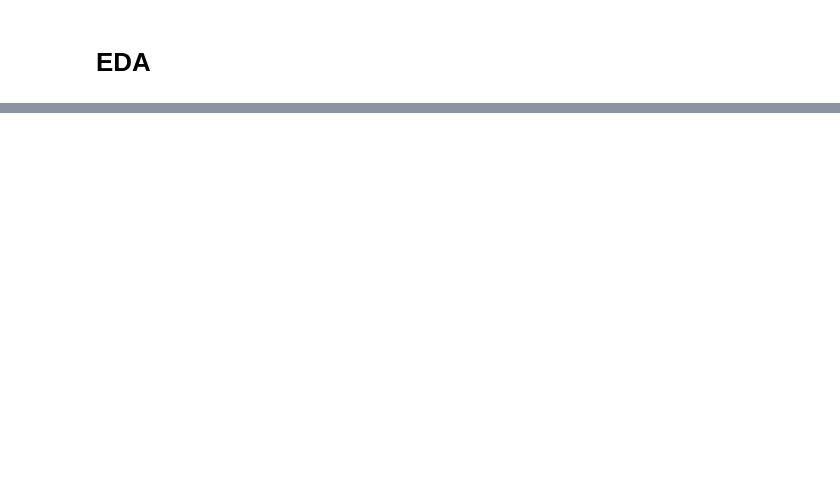
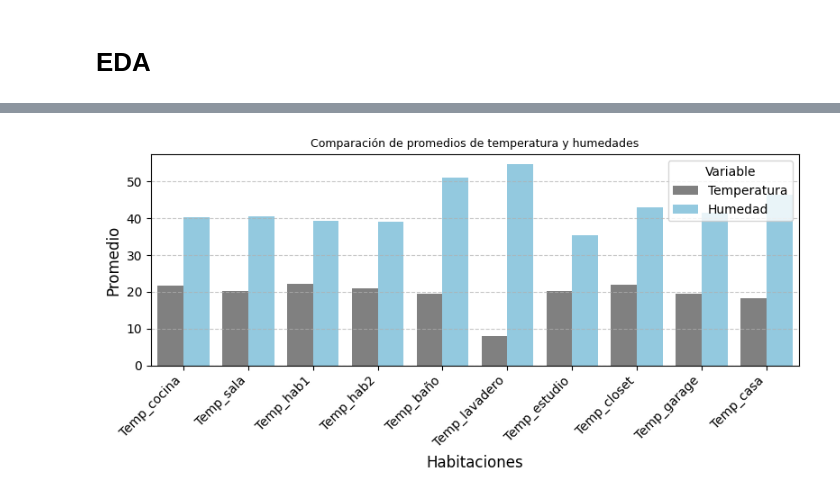
Before and after one commit to Gabymoctezuma/Proyecto-final, a Jupyter notebook: src/explore.ipynb, the cells around one changed output, grey strips where cells are left out. Drawn from its saved outputs; the diff is of its cells as text; code cells hidden in the pictures; blank space fills up the shorter version.

```diff
--- a/src/explore.ipynb
+++ b/src/explore.ipynb
@@ -428,0 +446,3 @@ df.head()
+# %%
+df['Fecha'] = pd.to_datetime(df['Fecha'])  # Convertir a datetime si aún no lo es
+print(f'Los registros son desde {df["Fecha"].min().date()} a {df["Fecha"].max().date()}')
@@ -428,0 +453,16 @@ df.head()
+# %%
+#Sumar las variables electrodomestios y luces
+df['Consumo_electrico'] = df['Electrodomesticos'] + df['Luces']
+
+
+# Identificar las columnas de humedad y temperatura
+columnas_humedad = [col for col in df.columns if "Hum" in col]
+columnas_temperatura = [col for col in df.columns if "Temp" in col]
+
+# Crear las nuevas columnas con el promedio
+
+df["Hum_casa"] = df[columnas_humedad].sum(axis=1) / len(columnas_humedad)
+df["Temp_casa"] = df[columnas_temperatura].sum(axis=1) / len(columnas_temperatura)
+
+# Mostrar las primeras filas para verificar
+df.head()
@@ -428,0 +539,22 @@ df.head()
+# %%
+import matplotlib.pyplot as plt
+import seaborn as sns
+
+# Configurar el gráfico
+plt.figure(figsize=(8, 4))
+ax = sns.barplot(data=medias.melt(id_vars="Ubicación", var_name="Variable", value_name="Valor"),
+                     x="Ubicación", y="Valor", hue="Variable", palette={"Temperatura": "grey", "Humedad": "skyblue"})
+
+    # Personalizar el gráfico
+plt.title('Comparación de promedios de temperatura y humedades', fontsize=9)
+plt.xlabel('Habitaciones', fontsize=12)
+plt.ylabel('Promedio', fontsize=12)
+plt.xticks(rotation=45, ha='right')
+plt.legend(title="Variable")
+plt.grid(axis='y', linestyle='--', alpha=0.7)
+
+    # Mostrar el gráfico
+plt.tight_layout()
+plt.show()
+# %% [output]
+[figure, added]
```
Also changed, not shown: parts of 34 cells of this notebook, 8 other files.
